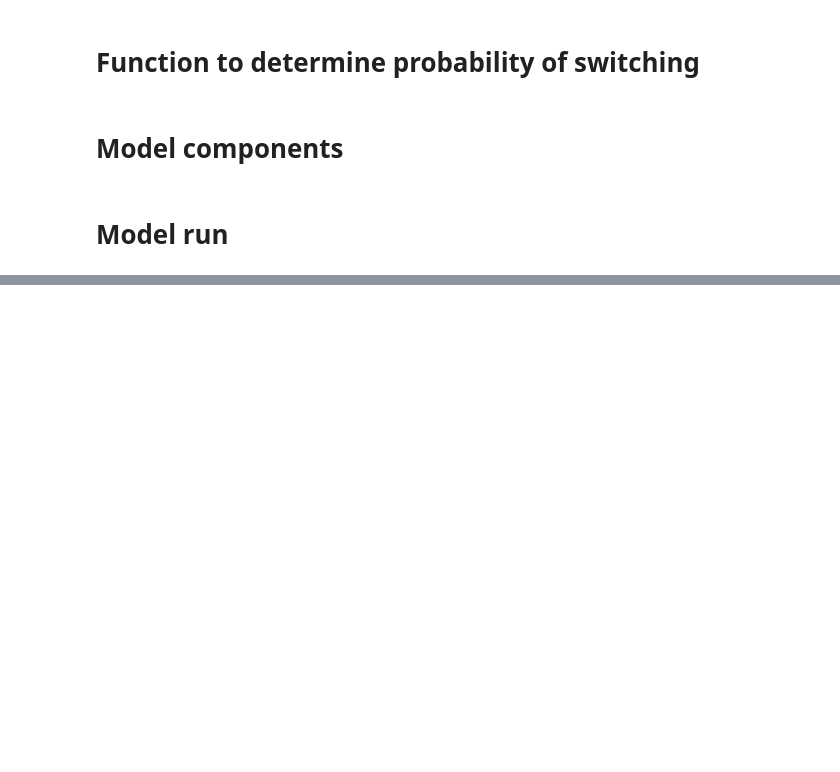
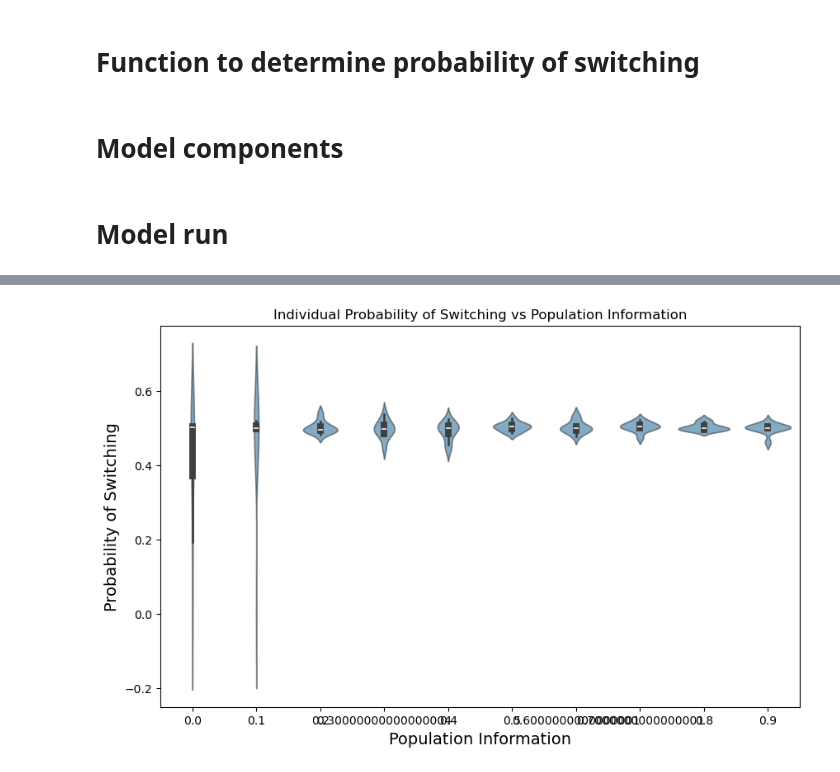
Before and after one commit to beckypadget/partnerswitching_model, a Jupyter notebook: model-classic.ipynb, the cells around one changed output, grey strips where cells are left out. Cells and saved outputs as stored; diff of their text form; code cells hidden in the pictures; blank space fills up the shorter version.

```diff
--- a/model-classic.ipynb
+++ b/model-classic.ipynb
@@ -180,0 +313,13 @@ class Animal:
+# %%
+# Convert individual_ps_values to a DataFrame
+individual_ps_df = pd.DataFrame(individual_ps_values)
+
+# Plot individual ps values
+plt.figure(figsize=(10, 6))
+sns.violinplot(data=individual_ps_df, x='pop_info', y='ps', alpha=0.6)
+plt.title('Individual Probability of Switching vs Population Information')
+plt.xlabel('Population Information', fontsize=14)
+plt.ylabel('Probability of Switching', fontsize=14)
+plt.show()
+# %% [output]
+[figure, added]
```
Also changed, not shown: parts of 8 cells of this notebook, 12 other files.
